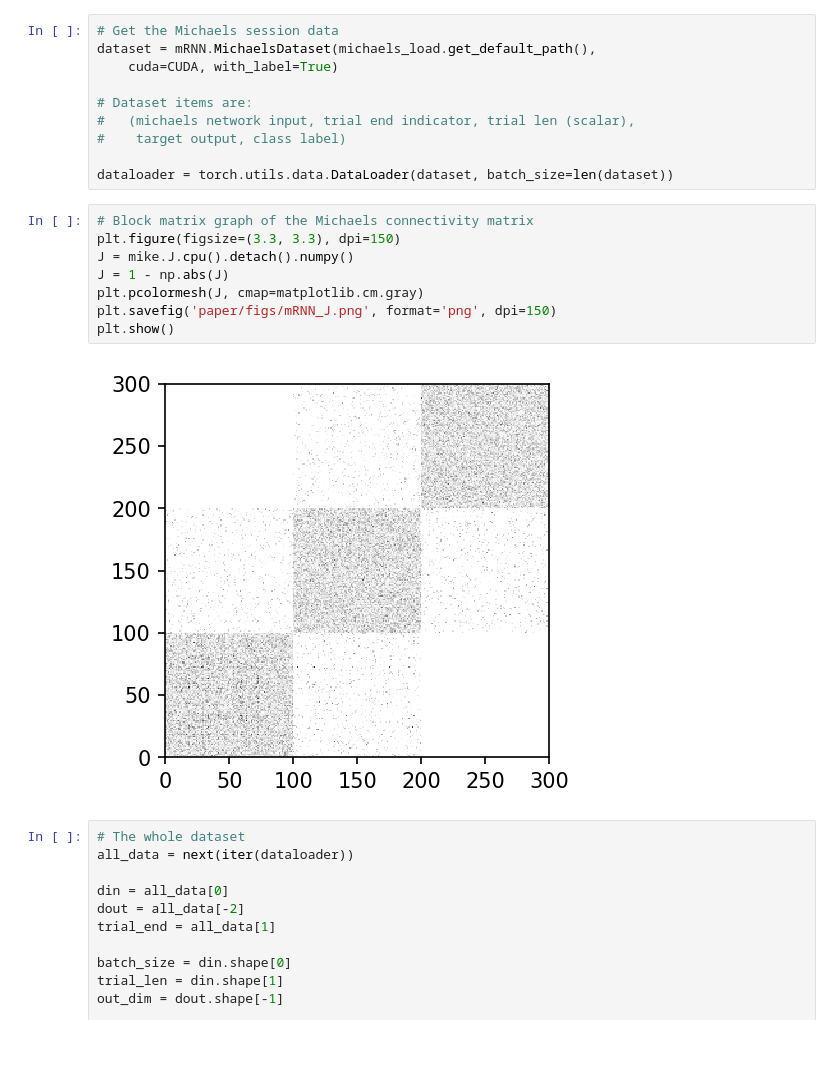
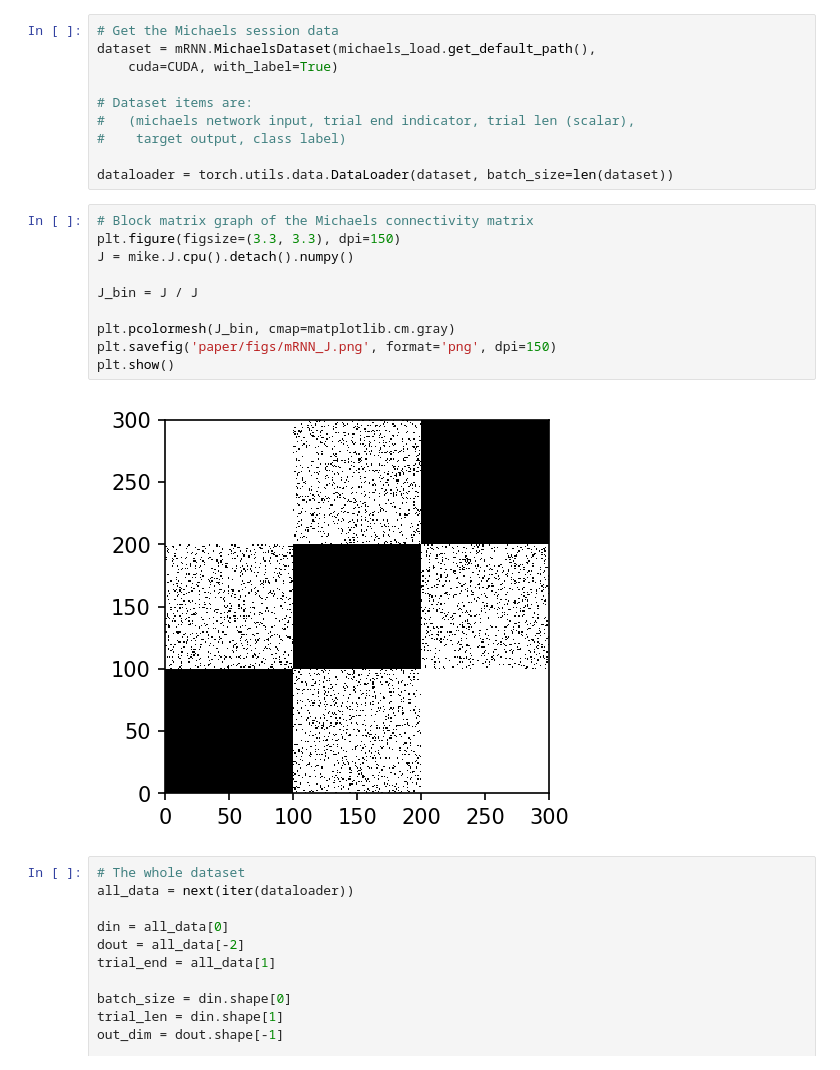
Before and after one commit to mmattb/coproc-poc, a Jupyter notebook: analyze_michaels_dynamics.ipynb, the cells around one changed output. Saved outputs shown, nothing was run; the diff lists cells and outputs as text.

```diff
--- a/analyze_michaels_dynamics.ipynb
+++ b/analyze_michaels_dynamics.ipynb
@@ -36,13 +36,15 @@ dataloader = torch.utils.data.DataLoader(dataset, batch_size=len(dataset))
 # %%
 # Block matrix graph of the Michaels connectivity matrix
 plt.figure(figsize=(3.3, 3.3), dpi=150)
 J = mike.J.cpu().detach().numpy()
-J = 1 - np.abs(J)
-plt.pcolormesh(J, cmap=matplotlib.cm.gray)
+
+J_bin = J / J
+
+plt.pcolormesh(J_bin, cmap=matplotlib.cm.gray)
 plt.savefig('paper/figs/mRNN_J.png', format='png', dpi=150)
 plt.show()
 # %% [output]
-[figure, old version]
+[figure, new version]
 # %%
 # The whole dataset
 all_data = next(iter(dataloader))
```
Also changed, not shown: 4 other files.
